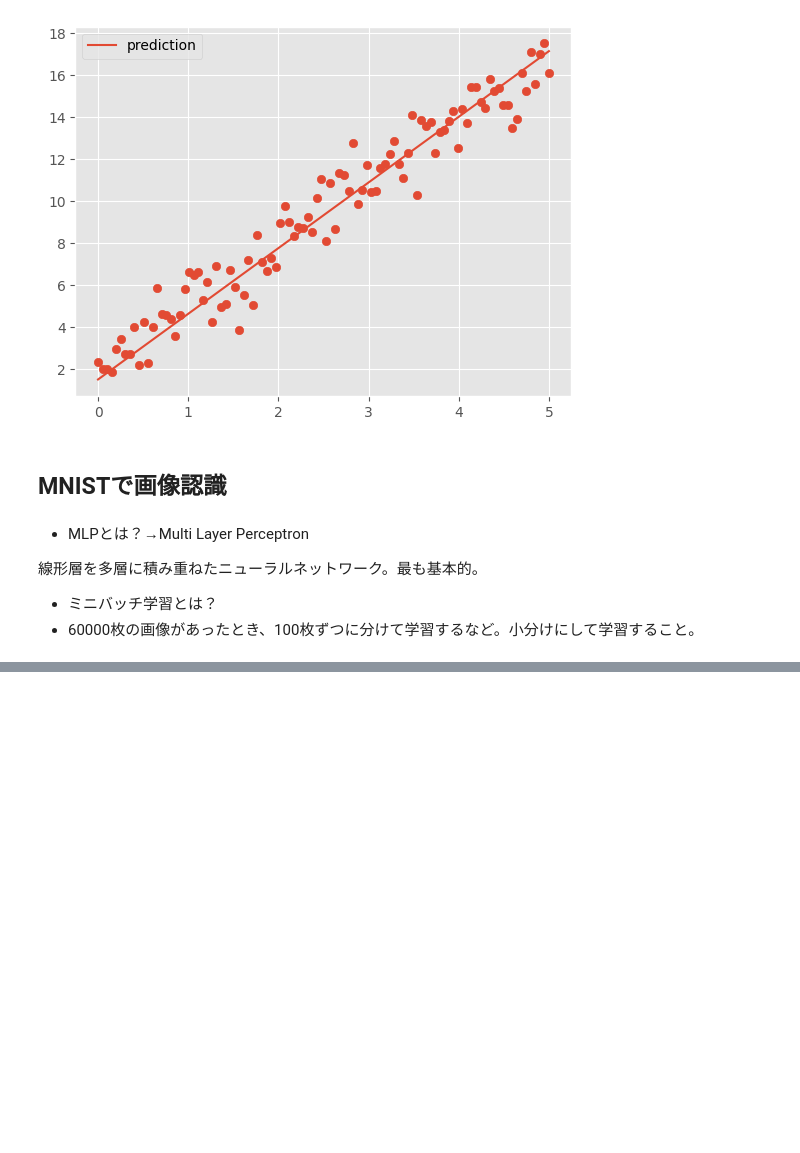
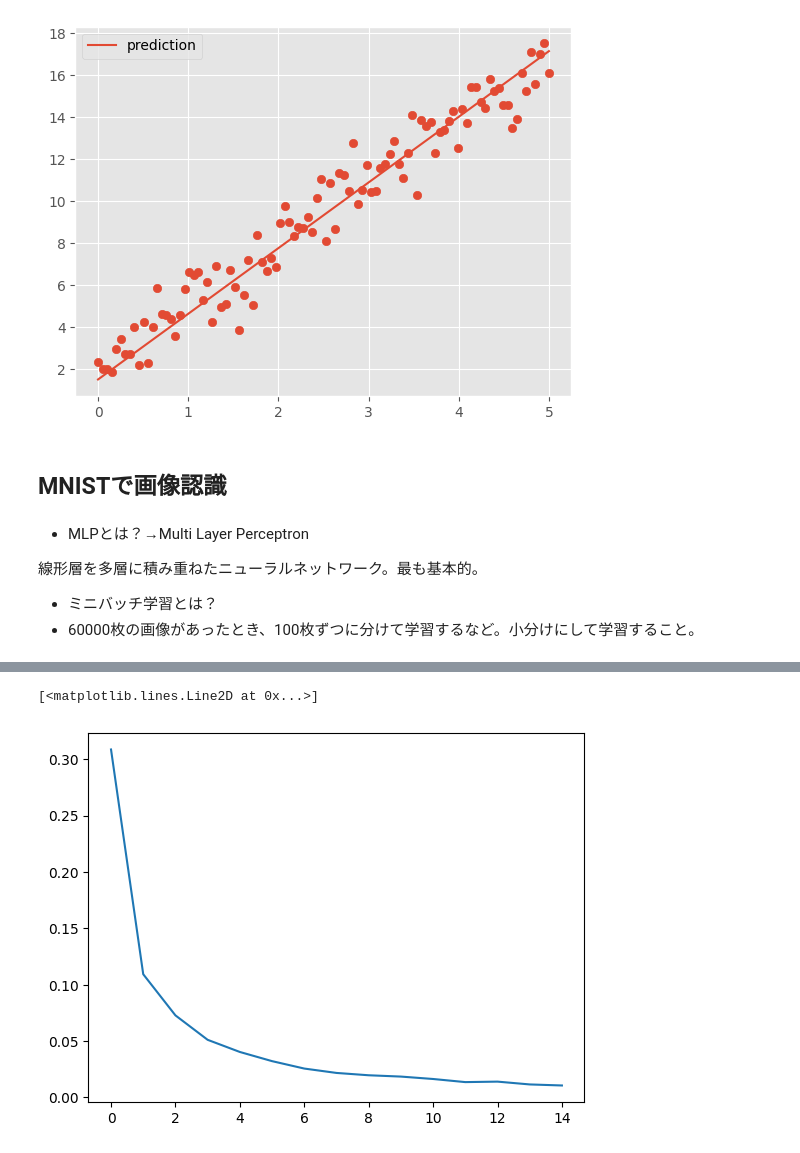
Before and after one commit to Pakeith0805/Study_PyTorch, a Jupyter notebook: main.ipynb, the cells around one changed output, grey strips where cells are left out. Drawn from its saved outputs; the diff is of its cells as text; code cells hidden in the pictures; blank space fills up the shorter version.

```diff
--- a/main.ipynb
+++ b/main.ipynb
@@ -351,0 +369,2 @@ sns.heatmap(img_permute.numpy()[:, :, 0]) # tensorクラスではだめで、二
+# %%
+model = MLP()
@@ -351,0 +385,28 @@ sns.heatmap(img_permute.numpy()[:, :, 0]) # tensorクラスではだめで、二
+# %%
+# criterionは損失関数
+criterion = nn.CrossEntropyLoss()
+optimizer = optim.Adam(model.parameters(), lr=0.001)
+# %%
+num_epochs = 15
+losses = [] # 誤差
+accs = [] # 正確さ
+for epoch in range(num_epochs):
+    running_loss = 0.0
+    running_acc = 0.0
+    for imgs, labels in train_dataloader: # 100個ずつの画像と教師データに対し繰り返し
+        imgs =imgs.view(size_batches, -1) # imgsを画像からベクトルへ
+        imgs = imgs.to(device) # GPUに送る
+        labels = labels.to(device)
+        optimizer.zero_grad() # optimizerを初期化
+        output = model(imgs)
+        loss = criterion(output, labels) # 誤差を計算
+        running_loss += loss.item() # running_lossに誤差を加える
+        pred = torch.argmax(output, dim=1) # 予測。dim=1は分類の軸であり、分類の軸の中でoutputの値が最も大きなものの値を返す。つまり、0～9の中で一番ありえそうだと予測したものを返す。
+        running_acc += torch.mean(pred.eq(labels).float()) # predがlabelsと等しいか判定
+        loss.backward()
+        optimizer.step()
+    running_loss /= len(train_dataloader) # running_lossの値をdataloaderの数で割って平均値にしておく。
+    running_acc /= len(train_dataloader)
+    losses.append(running_loss) # lossesに要素を追加
+    accs.append(running_acc.cpu()) # plotするためにはnumpyである必要があるため、cpuに変換
+    print("epoch: {}, loss: {}, acc: {}".format(epoch, running_loss, running_acc))
@@ -351,0 +429,5 @@ sns.heatmap(img_permute.numpy()[:, :, 0]) # tensorクラスではだめで、二
+# %%
+plt.plot(losses)
+# %% [output]
+[<matplotlib.lines.Line2D at 0x...>]
+[figure, added]
```
Also changed, not shown: parts of 6 cells of this notebook.
